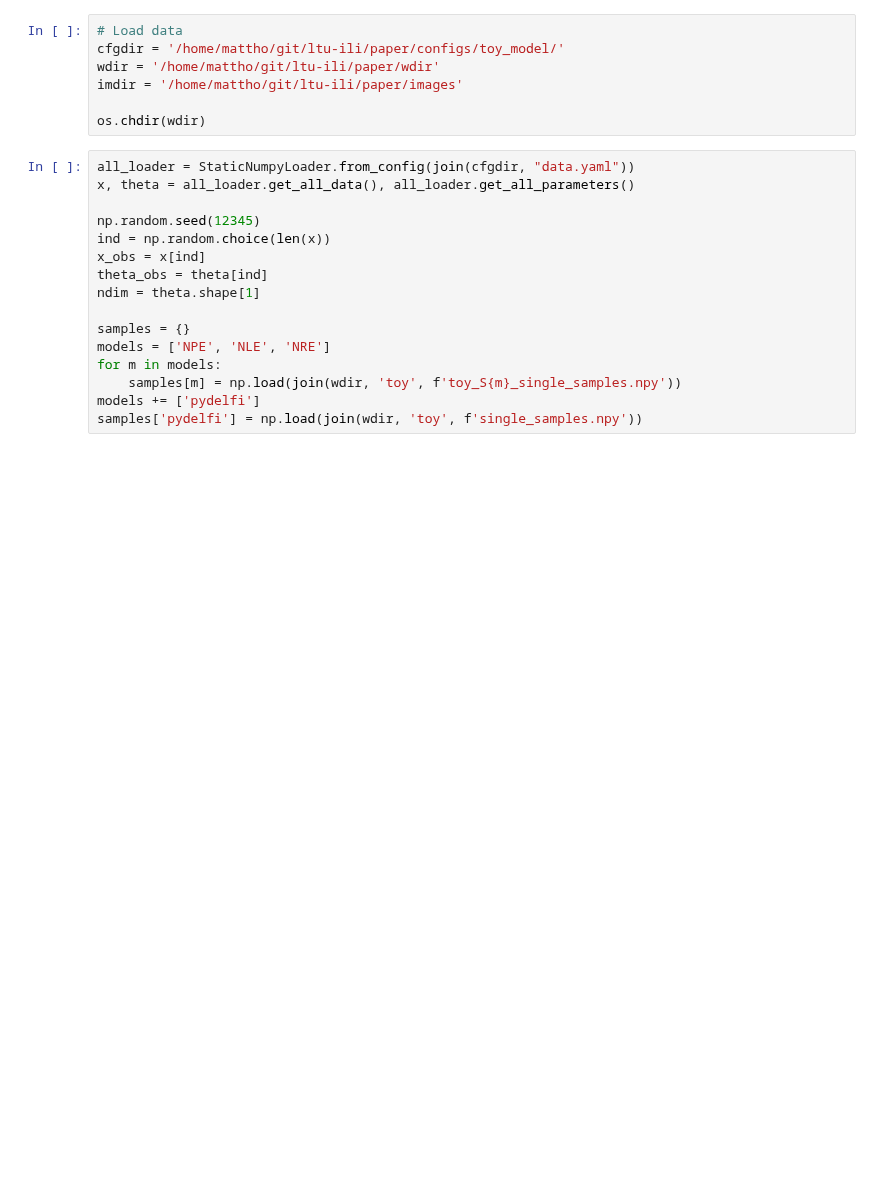
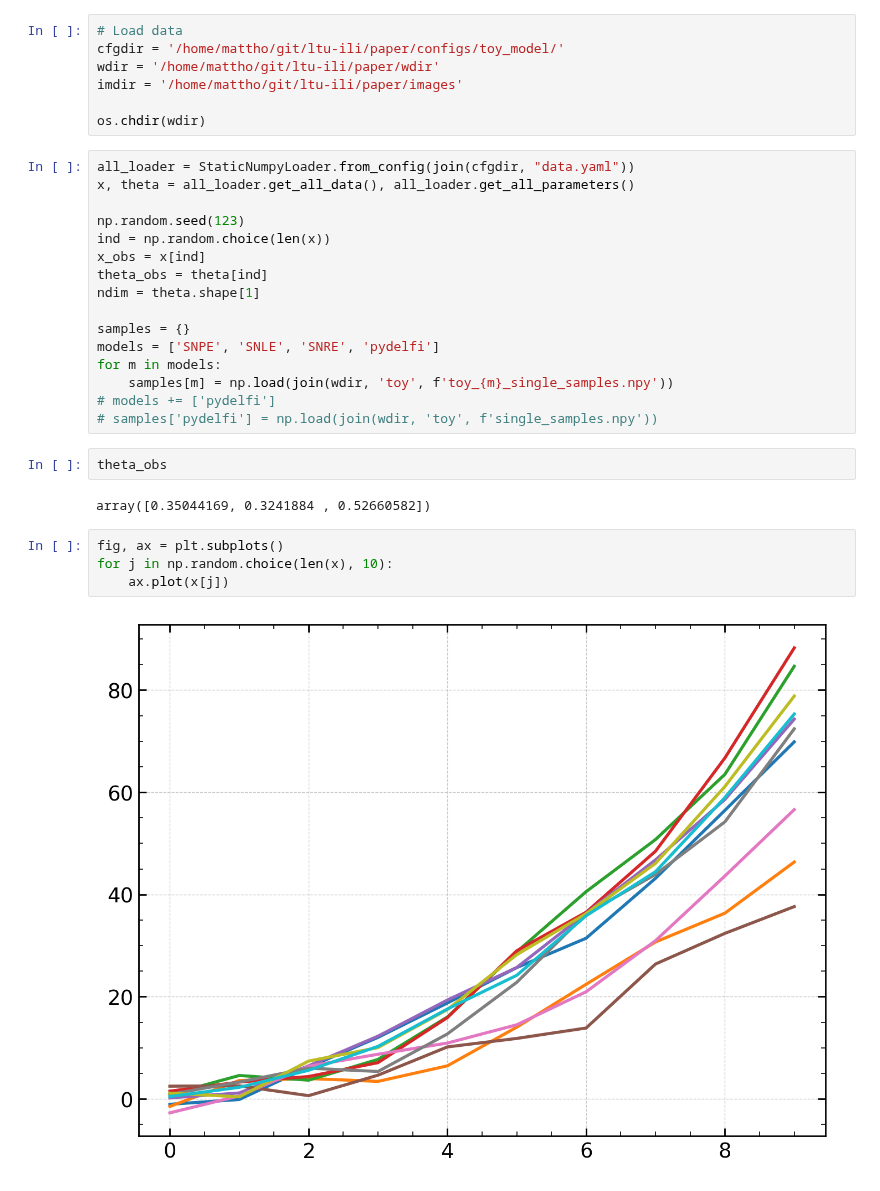
Before and after one commit to maho3/ltu-ili, a Jupyter notebook: paper/fig2.ipynb, the cells around one changed output. Drawn from its saved outputs; the diff is of its cells as text; blank space fills up the shorter version.

```diff
--- a/paper/fig2.ipynb
+++ b/paper/fig2.ipynb
@@ -26,18 +27,28 @@ os.chdir(wdir)
 all_loader = StaticNumpyLoader.from_config(join(cfgdir, "data.yaml"))
 x, theta = all_loader.get_all_data(), all_loader.get_all_parameters()
 
-np.random.seed(12345)
+np.random.seed(123)
 ind = np.random.choice(len(x))
 x_obs = x[ind]
 theta_obs = theta[ind]
 ndim = theta.shape[1]
 
 samples = {}
-models = ['NPE', 'NLE', 'NRE']
+models = ['SNPE', 'SNLE', 'SNRE', 'pydelfi']
 for m in models:
-    samples[m] = np.load(join(wdir, 'toy', f'toy_S{m}_single_samples.npy'))
-models += ['pydelfi']
-samples['pydelfi'] = np.load(join(wdir, 'toy', f'single_samples.npy'))
+    samples[m] = np.load(join(wdir, 'toy', f'toy_{m}_single_samples.npy'))
+# models += ['pydelfi']
+# samples['pydelfi'] = np.load(join(wdir, 'toy', f'single_samples.npy'))
+# %%
+theta_obs
+# %% [output]
+array([0.35044169, 0.3241884 , 0.52660582])
+# %%
+fig, ax = plt.subplots()
+for j in np.random.choice(len(x), 10):
+    ax.plot(x[j])
+# %% [output]
+[figure, added]
 # %%
 cols = [f"$\\theta_{i}$" for i in range(3)]
 sampdf = [
```
Also changed, not shown: parts of 4 cells of this notebook, 9 other files.
